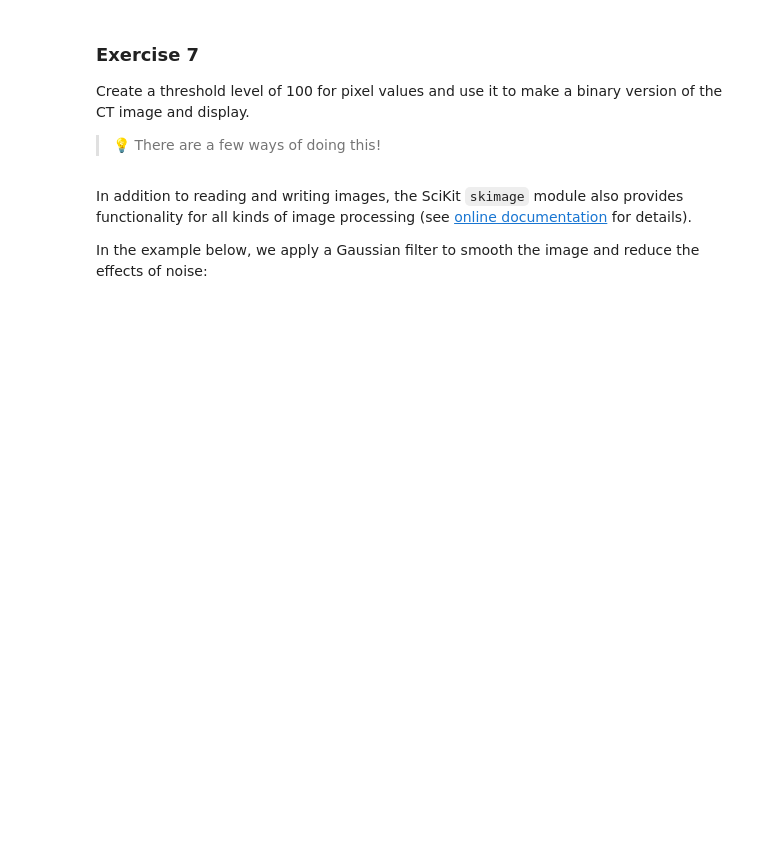
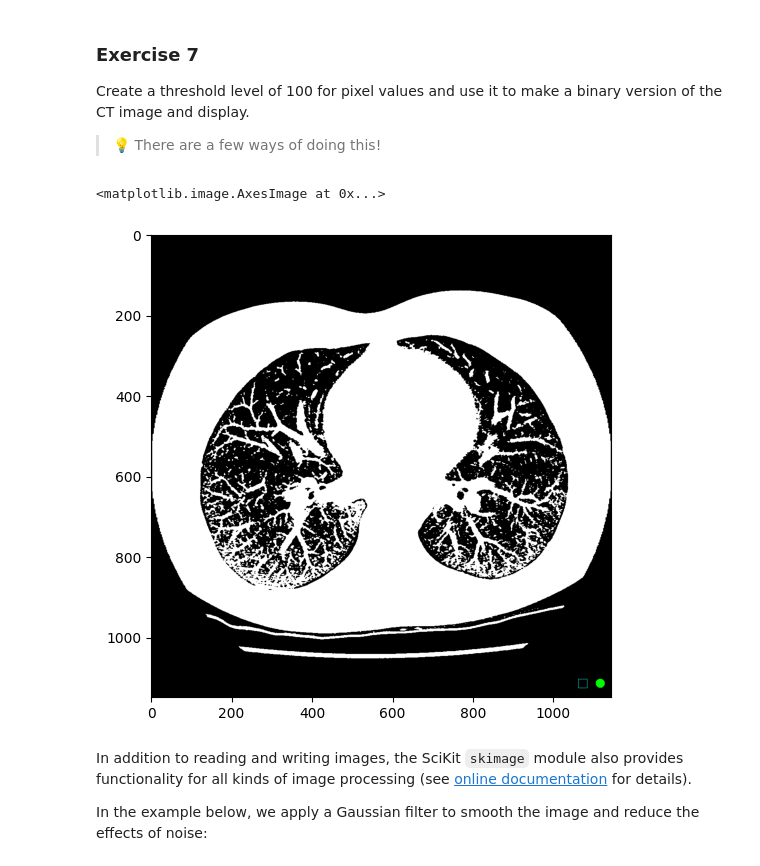
Before and after one commit to phmehta95/MedicalPhysicsMSc, a Jupyter notebook: Session_3_Numpy_Arrays_and_matplotlib.ipynb, the cells around one changed output. Cells and saved outputs as stored; diff of their text form; code cells hidden in the pictures; blank space fills up the shorter version.

```diff
--- a/Session_3_Numpy_Arrays_and_matplotlib.ipynb
+++ b/Session_3_Numpy_Arrays_and_matplotlib.ipynb
@@ -966,3 +986,16 @@ Create a threshold level of 100 for pixel values and use it to make a binary ver
+# %%
+#set threshold
+threshold = 100
+
+#convert to array
+ct_array = np.array(CT)
+
+ct_array = np.where(CT > threshold, 255, 0)
+
+plt.imshow(ct_array)
+# %% [output]
+<matplotlib.image.AxesImage at 0x...>
+[figure, added]
 # %% [markdown]
 In addition to reading and writing images, the SciKit `skimage` module also provides functionality for all kinds of image processing (see [online documentation](https://scikit-image.org/docs/stable/api/api.html) for details).
 
```
Also changed, not shown: parts of 5 cells of this notebook.
